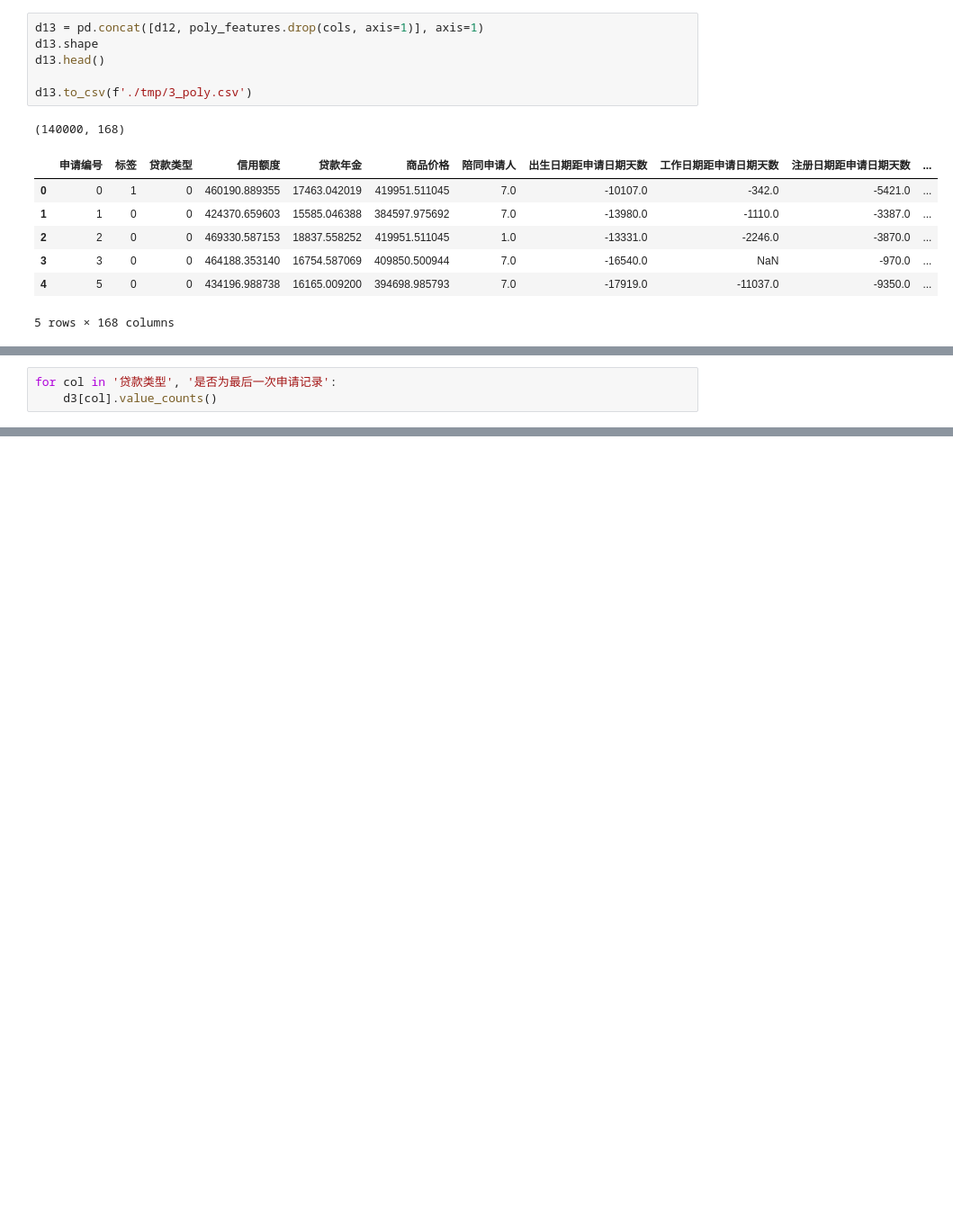
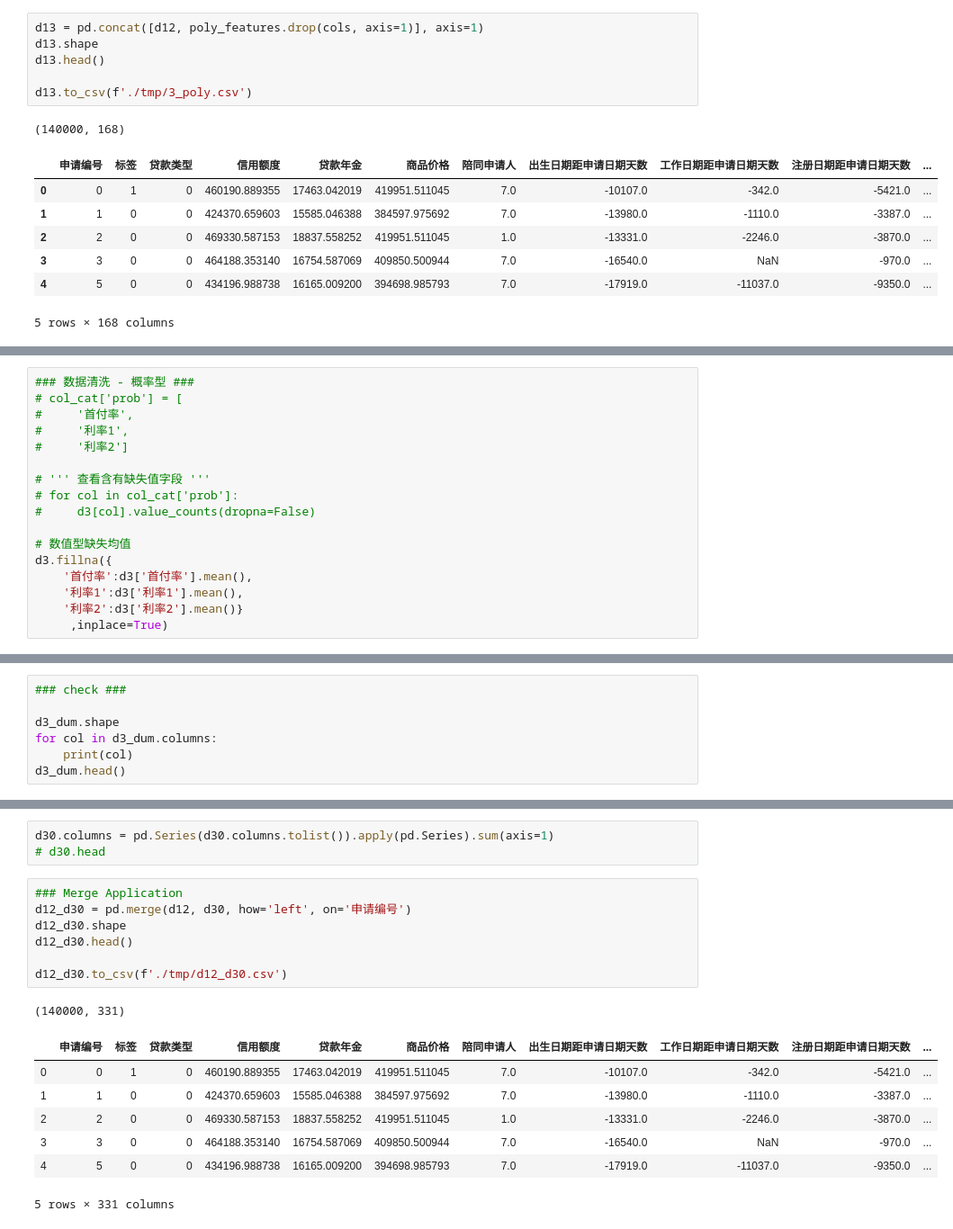
Before and after one commit to boyang-li/the-mission-cup, a Jupyter notebook: 0_eda.ipynb, the cells around one changed output, grey strips where cells are left out. Shown: that part at 90% size. Cells and saved outputs as stored; diff of their text form; blank space fills up the shorter version.

Commit message:
Add history application data analysis code

```diff
--- a/0_eda.ipynb
+++ b/0_eda.ipynb
@@ -391,3 +370,0 @@ dtype: object
-# %%
-for col in '贷款类型', '是否为最后一次申请记录':
-    d3[col].value_counts()
@@ -417,0 +474,17 @@ dtype: int64
+# %%
+### 数据清洗 - 概率型 ###
+# col_cat['prob'] = [
+#     '首付率',
+#     '利率1',
+#     '利率2']
+
+# ''' 查看含有缺失值字段 '''
+# for col in col_cat['prob']:
+#     d3[col].value_counts(dropna=False)
+
+# 数值型缺失均值
+d3.fillna({
+    '首付率':d3['首付率'].mean(),
+    '利率1':d3['利率1'].mean(),
+    '利率2':d3['利率2'].mean()}
+     ,inplace=True)
@@ -417,0 +617,7 @@ dtype: int64
+# %%
+### check ###
+
+d3_dum.shape
+for col in d3_dum.columns:
+    print(col)
+d3_dum.head()
@@ -417,0 +691,19 @@ dtype: int64
+# %%
+d30.columns = pd.Series(d30.columns.tolist()).apply(pd.Series).sum(axis=1)
+# d30.head
+# %%
+### Merge Application
+d12_d30 = pd.merge(d12, d30, how='left', on='申请编号')
+d12_d30.shape
+d12_d30.head()
+
+d12_d30.to_csv(f'./tmp/d12_d30.csv')
+# %% [output]
+(140000, 331)
+|  | 申请编号 | 标签 | 贷款类型 | 信用额度 | 贷款年金 | 商品价格 | 陪同申请人 | 出生日期距申请日期天数 | 工作日期距申请日期天数 | 注册日期距申请日期天数 | ... |
+| 0 | 0 | 1 | 0 | 460190.889355 | 17463.042019 | 419951.511045 | 7.0 | -10107.0 | -342.0 | -5421.0 | ... |
+| 1 | 1 | 0 | 0 | 424370.659603 | 15585.046388 | 384597.975692 | 7.0 | -13980.0 | -1110.0 | -3387.0 | ... |
+| 2 | 2 | 0 | 0 | 469330.587153 | 18837.558252 | 419951.511045 | 1.0 | -13331.0 | -2246.0 | -3870.0 | ... |
+| 3 | 3 | 0 | 0 | 464188.353140 | 16754.587069 | 409850.500944 | 7.0 | -16540.0 | NaN | -970.0 | ... |
+| 4 | 5 | 0 | 0 | 434196.988738 | 16165.009200 | 394698.985793 | 7.0 | -17919.0 | -11037.0 | -9350.0 | ... |
+5 rows × 331 columns
```
Also changed, not shown: parts of 17 cells of this notebook.
